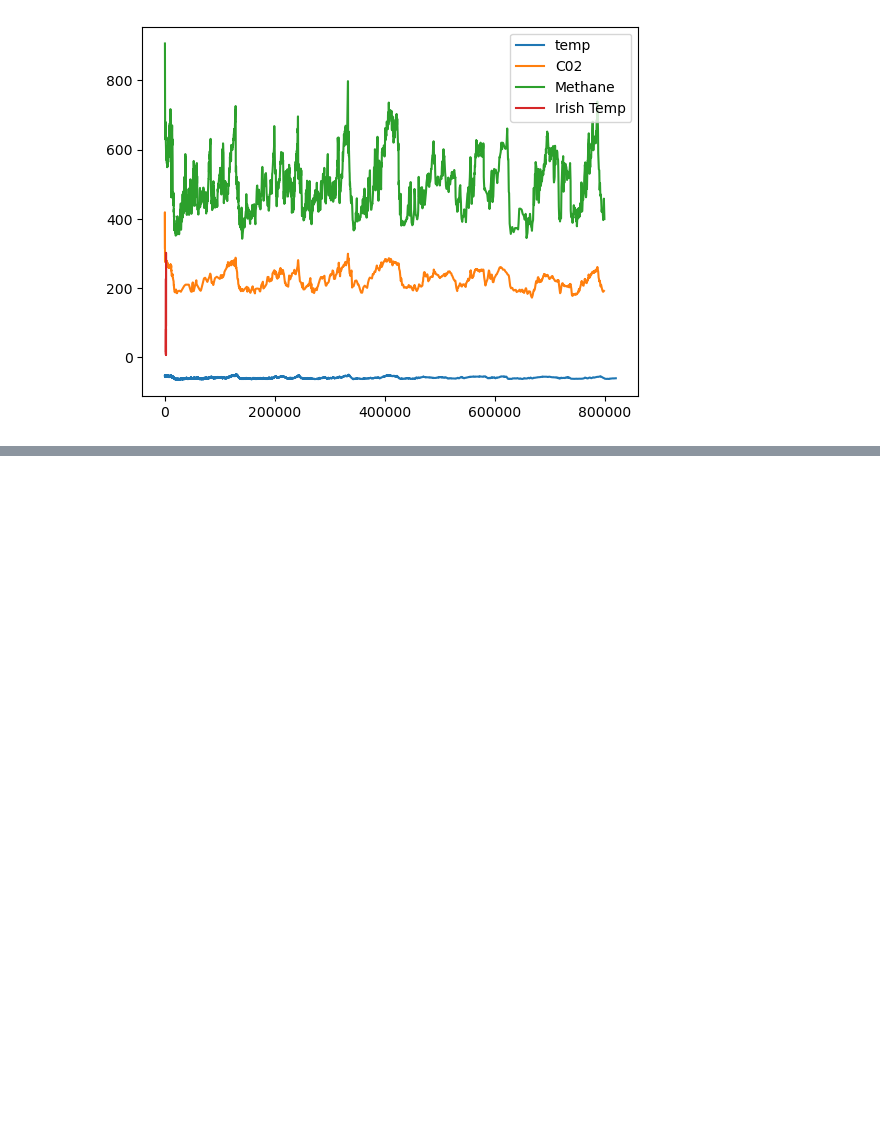
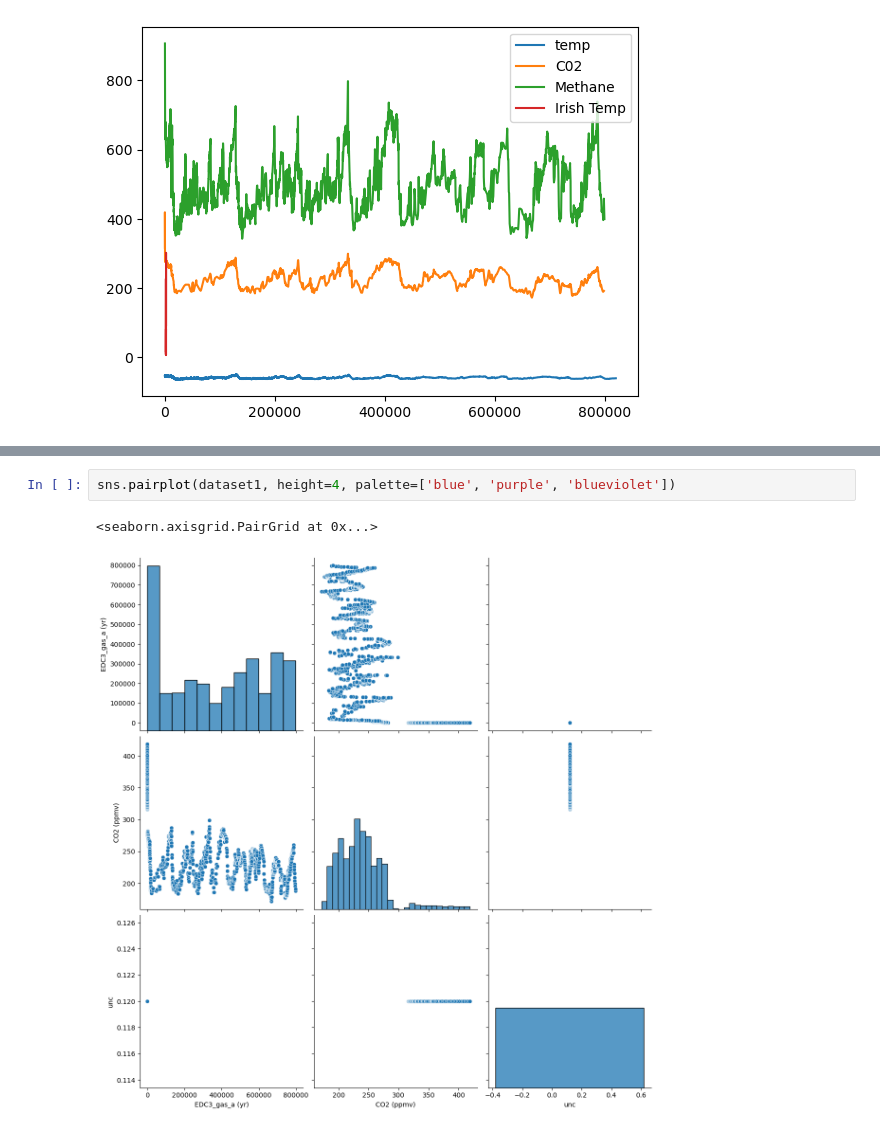
Before and after one commit to keithmmc/pda2, a Jupyter notebook: project2.ipynb, the cells around one changed output, grey strips where cells are left out. Drawn from its saved outputs; the diff is of its cells as text; blank space fills up the shorter version.

```diff
--- a/project2.ipynb
+++ b/project2.ipynb
@@ -434,0 +470,5 @@ plt.show()
+# %%
+sns.pairplot(dataset1, height=4, palette=['blue', 'purple', 'blueviolet'])
+# %% [output]
+<seaborn.axisgrid.PairGrid at 0x...>
+[figure, added]
```
Also changed, not shown: parts of 15 cells of this notebook.
